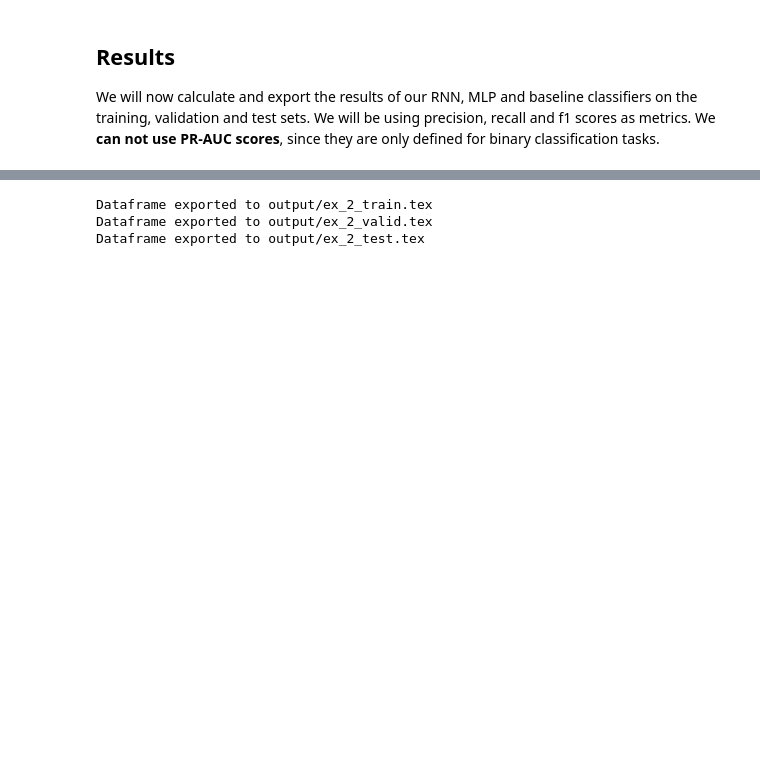
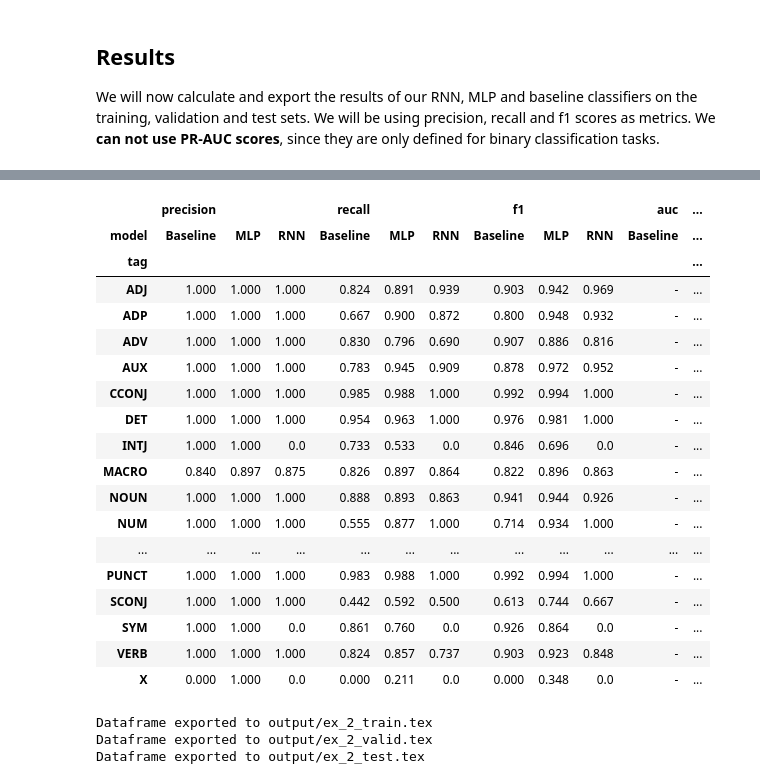
Before and after one commit to VassilisDrouzas/Natural-Language-Processing, a Jupyter notebook: rnn/ex2.ipynb, the cells around one changed output, grey strips where cells are left out. Saved outputs shown, nothing was run; the diff lists cells and outputs as text; code cells hidden in the pictures; blank space fills up the shorter version.

```diff
--- a/rnn/ex2.ipynb
+++ b/rnn/ex2.ipynb
@@ -649,7 +626,7 @@ def search_pos_rnn(hp: kt.HyperParameters):
 tuner = kt.RandomSearch(
     search_pos_rnn,
     objective=kt.Objective("val_categorical_accuracy", direction="max"),
-    max_trials=10,
+    max_trials=5,
     directory="KT_dir",
     project_name="KT_pos",
 )
@@ -828,5 +759,5 @@ We will now calculate and export the results of our RNN, MLP and baseline classi
 # %%
-base_res_df = util.stats_all_splits(
+base_res_df = util.get_statistics(
     base_cls,
     lambda x: np.array(x),
     x_base_train,
@@ -835,10 +766,11 @@ base_res_df = util.stats_all_splits(
     y_base_train,
     y_base_valid,
     y_base_test,
+    calculate_proba=False
 )
 base_res_df["model"] = "Baseline"
 # %%
-mlp_res_df = util.stats_all_splits(
+mlp_res_df = util.get_statistics(
     mlp,
     lambda x: lb_mlp.inverse_transform(x),
     x_train_mlp,
@@ -847,6 +779,7 @@ mlp_res_df = util.stats_all_splits(
     y_train_mlp,
     y_valid_mlp,
     y_test_mlp,
+    calculate_proba=True
 )
 mlp_res_df["model"] = "MLP"
 # %% [output]
@@ -916,3 +825,54 @@ final_train_df
+# %%
+def format_col(col: pd.Series):
+    return (
+        col.astype(str)
+        .str.replace("NaN", "0.0")
+        .apply(lambda x: f"{float(x):.3f}" if x != "-" else x)
+    )
+
+
+def format_df(df):
+    df = df.copy()
+
+    df.precision = format_col(df.precision)
+    df.recall = format_col(df.recall)
+    df.f1 = format_col(df.f1)
+    df.auc = format_col(df.auc)
+    df.drop("split", axis=1)
+    df = df.pivot(
+        index="tag", columns="model", values=["precision", "recall", "f1", "auc"]
+    )
+    df = df.fillna(0.0)
+    return df
+
+
+final_df = pd.concat([base_res_df, mlp_res_df, rnn_res_df])
+
+final_train_df = format_df(final_df[final_df.split == "training"])
+final_valid_df = format_df(final_df[final_df.split == "validation"])
+final_test_df = format_df(final_df[final_df.split == "test"])
+# %%
+final_test_df
+# %% [output]
+|  | precision |  |  | recall |  |  | f1 |  |  | auc | ... |
+| model | Baseline | MLP | RNN | Baseline | MLP | RNN | Baseline | MLP | RNN | Baseline | ... |
+| tag |  |  |  |  |  |  |  |  |  |  | ... |
+| ADJ | 1.000 | 1.000 | 1.000 | 0.824 | 0.891 | 0.939 | 0.903 | 0.942 | 0.969 | - | ... |
+| ADP | 1.000 | 1.000 | 1.000 | 0.667 | 0.900 | 0.872 | 0.800 | 0.948 | 0.932 | - | ... |
+| ADV | 1.000 | 1.000 | 1.000 | 0.830 | 0.796 | 0.690 | 0.907 | 0.886 | 0.816 | - | ... |
+| AUX | 1.000 | 1.000 | 1.000 | 0.783 | 0.945 | 0.909 | 0.878 | 0.972 | 0.952 | - | ... |
+| CCONJ | 1.000 | 1.000 | 1.000 | 0.985 | 0.988 | 1.000 | 0.992 | 0.994 | 1.000 | - | ... |
+| DET | 1.000 | 1.000 | 1.000 | 0.954 | 0.963 | 1.000 | 0.976 | 0.981 | 1.000 | - | ... |
+| INTJ | 1.000 | 1.000 | 0.0 | 0.733 | 0.533 | 0.0 | 0.846 | 0.696 | 0.0 | - | ... |
+| MACRO | 0.840 | 0.897 | 0.875 | 0.826 | 0.897 | 0.864 | 0.822 | 0.896 | 0.863 | - | ... |
+| NOUN | 1.000 | 1.000 | 1.000 | 0.888 | 0.893 | 0.863 | 0.941 | 0.944 | 0.926 | - | ... |
+| NUM | 1.000 | 1.000 | 1.000 | 0.555 | 0.877 | 1.000 | 0.714 | 0.934 | 1.000 | - | ... |
+| ... | ... | ... | ... | ... | ... | ... | ... | ... | ... | ... | ... |
+| PUNCT | 1.000 | 1.000 | 1.000 | 0.983 | 0.988 | 1.000 | 0.992 | 0.994 | 1.000 | - | ... |
+| SCONJ | 1.000 | 1.000 | 1.000 | 0.442 | 0.592 | 0.500 | 0.613 | 0.744 | 0.667 | - | ... |
+| SYM | 1.000 | 1.000 | 0.0 | 0.861 | 0.760 | 0.0 | 0.926 | 0.864 | 0.0 | - | ... |
+| VERB | 1.000 | 1.000 | 1.000 | 0.824 | 0.857 | 0.737 | 0.903 | 0.923 | 0.848 | - | ... |
+| X | 0.000 | 1.000 | 0.0 | 0.000 | 0.211 | 0.0 | 0.000 | 0.348 | 0.0 | - | ... |
 # %%
 def export_to_latex(
     df: pd.DataFrame, name: str, caption: str = None, index: bool = False
```
Also changed, not shown: parts of 17 cells of this notebook, 5 other files.
